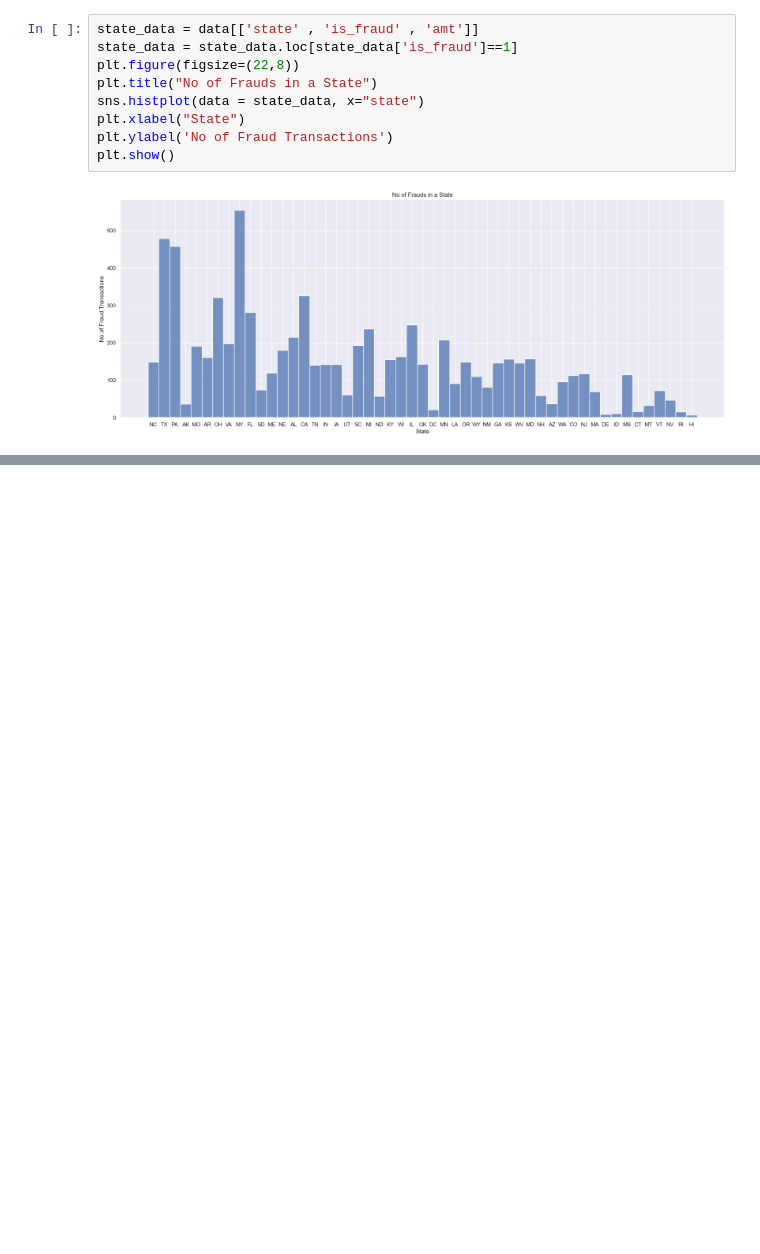
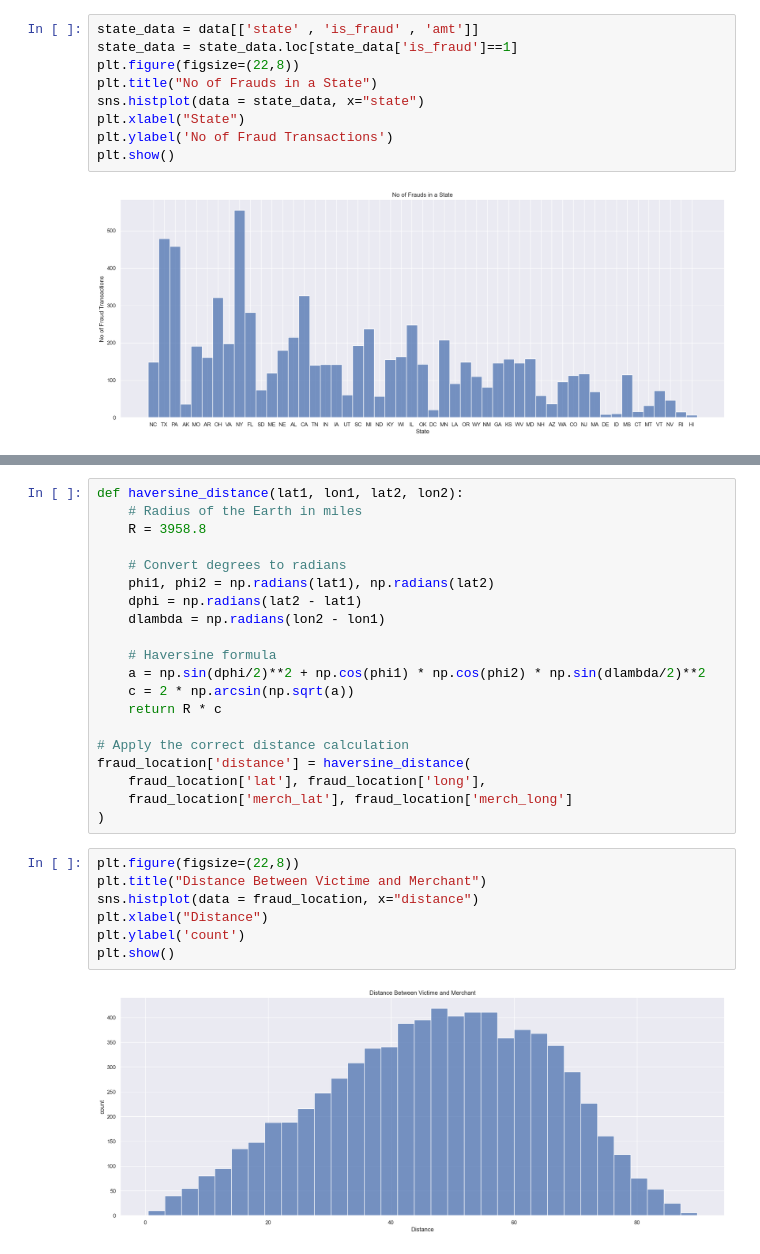
Before and after one commit to ArmaanAmoli/credit-card-fraud-detection, a Jupyter notebook: NoteBooks/dataExploration.ipynb, the cells around one changed output, grey strips where cells are left out. Drawn from its saved outputs; the diff is of its cells as text; blank space fills up the shorter version.

```diff
--- a/NoteBooks/dataExploration.ipynb
+++ b/NoteBooks/dataExploration.ipynb
@@ -128,0 +155,29 @@ plt.show()
+# %%
+def haversine_distance(lat1, lon1, lat2, lon2):
+    # Radius of the Earth in miles
+    R = 3958.8
+
+    # Convert degrees to radians
+    phi1, phi2 = np.radians(lat1), np.radians(lat2)
+    dphi = np.radians(lat2 - lat1)
+    dlambda = np.radians(lon2 - lon1)
+
+    # Haversine formula
+    a = np.sin(dphi/2)**2 + np.cos(phi1) * np.cos(phi2) * np.sin(dlambda/2)**2
+    c = 2 * np.arcsin(np.sqrt(a))
+    return R * c
+
+# Apply the correct distance calculation
+fraud_location['distance'] = haversine_distance(
+    fraud_location['lat'], fraud_location['long'],
+    fraud_location['merch_lat'], fraud_location['merch_long']
+)
+# %%
+plt.figure(figsize=(22,8))
+plt.title("Distance Between Victime and Merchant")
+sns.histplot(data = fraud_location, x="distance")
+plt.xlabel("Distance")
+plt.ylabel('count')
+plt.show()
+# %% [output]
+[figure, added]
```
Also changed, not shown: parts of 3 cells of this notebook.
